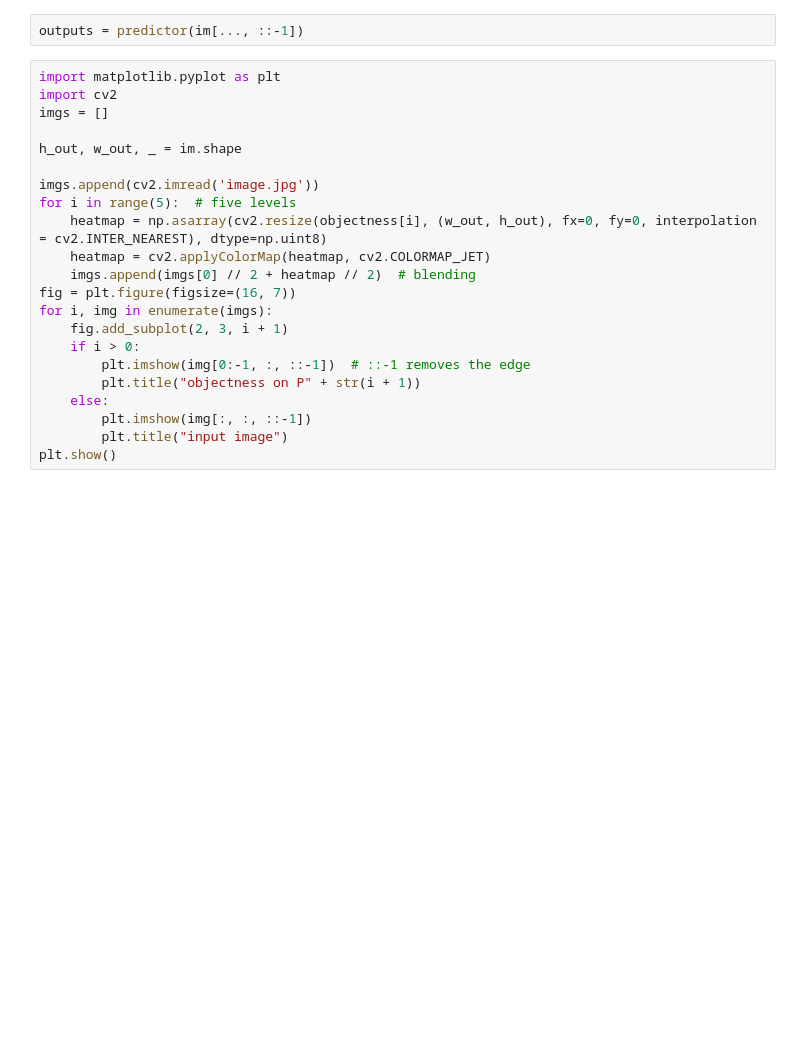
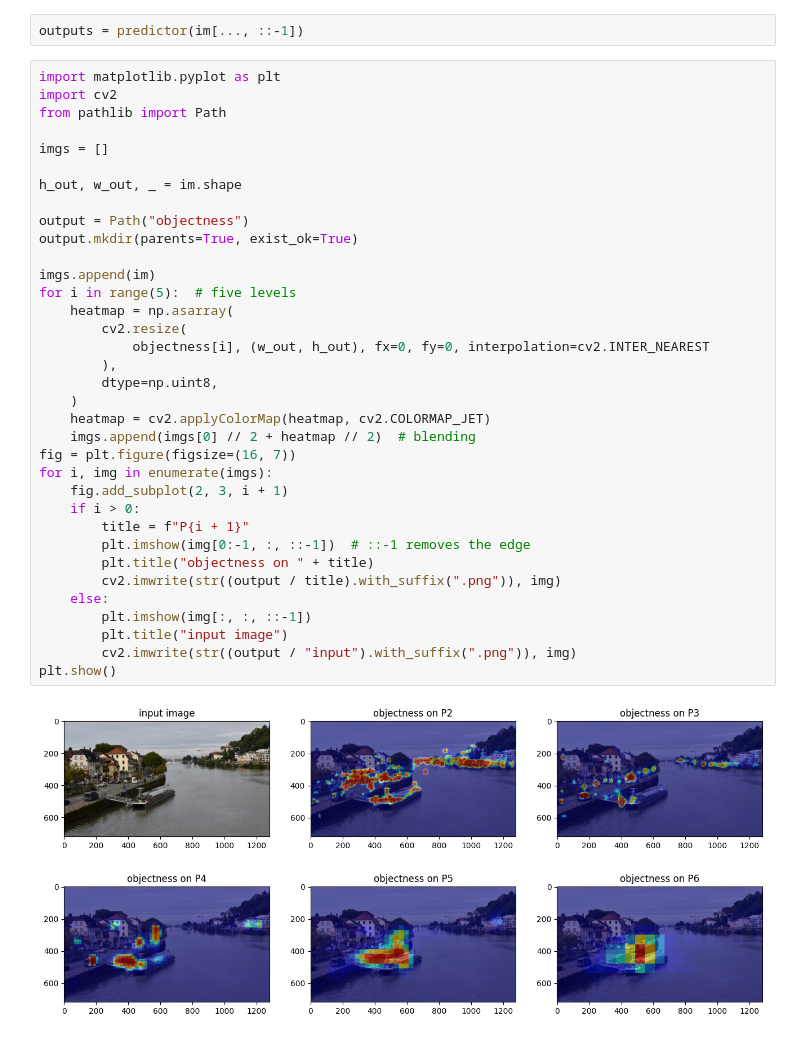
Before and after one commit to vnghia/5ma-hddl, a Jupyter notebook: objectness.ipynb, the cells around one changed output. Drawn from its saved outputs; the diff is of its cells as text; blank space fills up the shorter version.

Commit message:
update objectness

```diff
--- a/objectness.ipynb
+++ b/objectness.ipynb
@@ -54,22 +58,37 @@ outputs = predictor(im[..., ::-1])
 # %%
 import matplotlib.pyplot as plt
 import cv2
+from pathlib import Path
+
 imgs = []
 
 h_out, w_out, _ = im.shape
 
-imgs.append(cv2.imread('image.jpg'))
+output = Path("objectness")
+output.mkdir(parents=True, exist_ok=True)
+
+imgs.append(im)
 for i in range(5):  # five levels
-    heatmap = np.asarray(cv2.resize(objectness[i], (w_out, h_out), fx=0, fy=0, interpolation = cv2.INTER_NEAREST), dtype=np.uint8)
+    heatmap = np.asarray(
+        cv2.resize(
+            objectness[i], (w_out, h_out), fx=0, fy=0, interpolation=cv2.INTER_NEAREST
+        ),
+        dtype=np.uint8,
+    )
     heatmap = cv2.applyColorMap(heatmap, cv2.COLORMAP_JET)
     imgs.append(imgs[0] // 2 + heatmap // 2)  # blending
 fig = plt.figure(figsize=(16, 7))
 for i, img in enumerate(imgs):
     fig.add_subplot(2, 3, i + 1)
     if i > 0:
+        title = f"P{i + 1}"
         plt.imshow(img[0:-1, :, ::-1])  # ::-1 removes the edge
-        plt.title("objectness on P" + str(i + 1))
+        plt.title("objectness on " + title)
+        cv2.imwrite(str((output / title).with_suffix(".png")), img)
     else:
         plt.imshow(img[:, :, ::-1])
         plt.title("input image")
+        cv2.imwrite(str((output / "input").with_suffix(".png")), img)
 plt.show()
+# %% [output]
+[figure, added]
```
Also changed, not shown: parts of 4 cells of this notebook, 1 other file.
